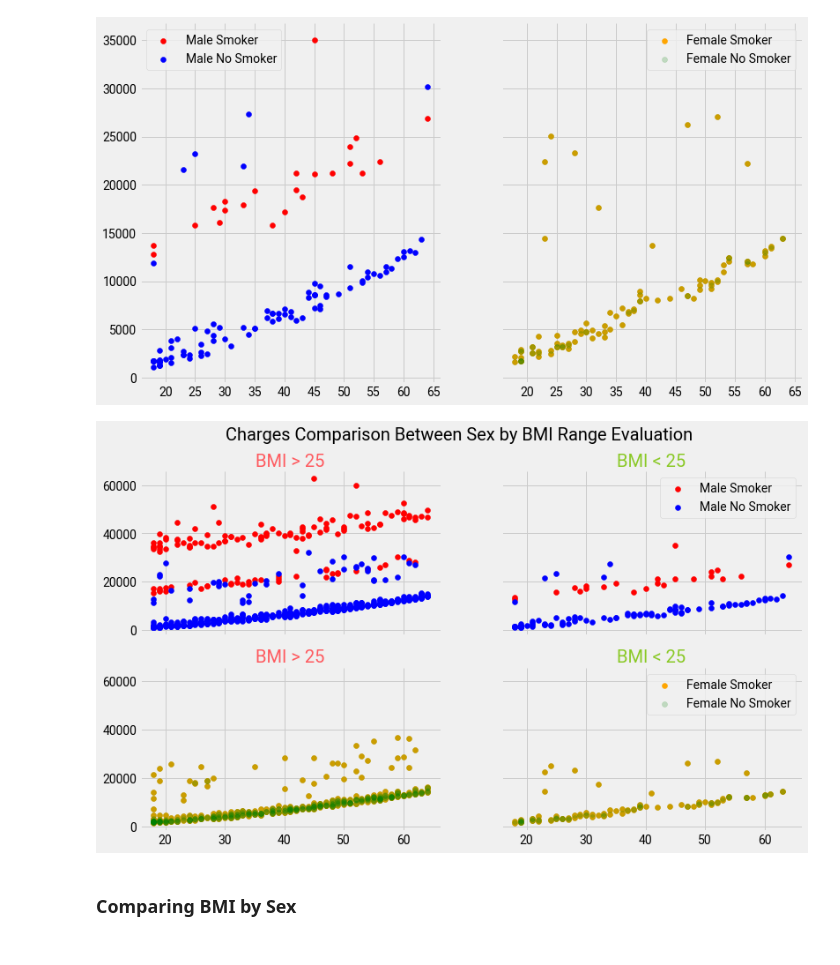
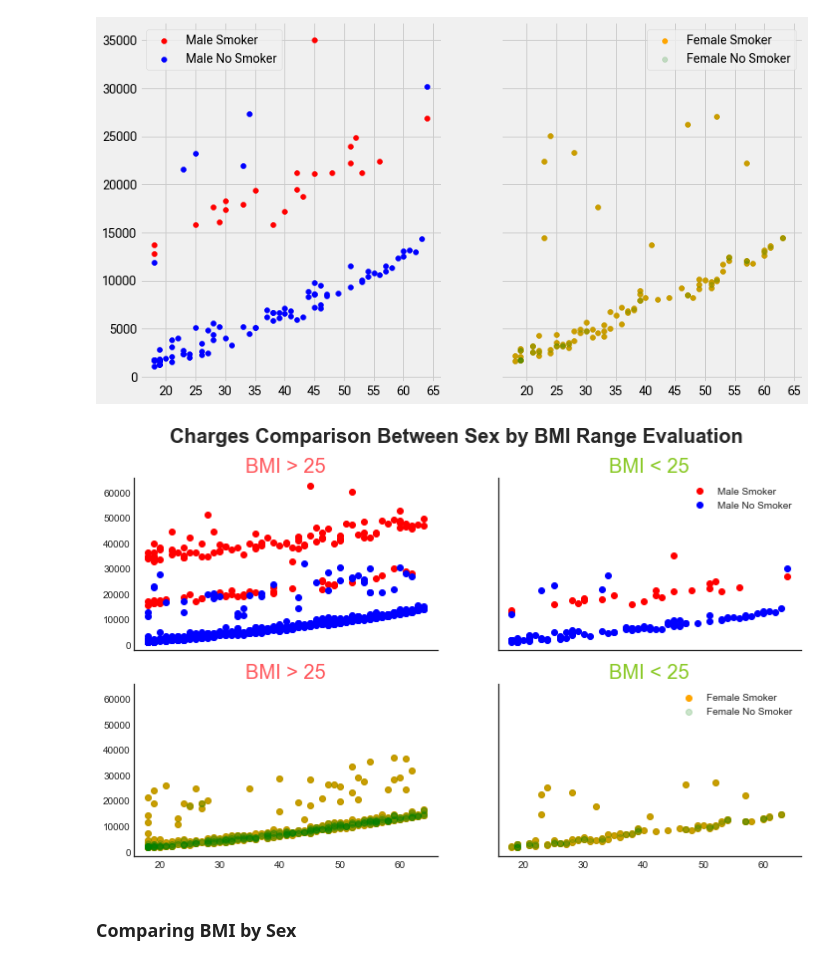
Before and after one commit to dwipaalfarisi/ads-projects, a Jupyter notebook: probability/main.ipynb, the cells around one changed output. Cells and saved outputs as stored; diff of their text form; code cells hidden in the pictures.

```diff
--- a/probability/main.ipynb
+++ b/probability/main.ipynb
@@ -132,25 +172,28 @@ with plt.style.context(seaborn):
 # %%
+male_smoker = smoker[smoker['sex'] == 'male']
+female_smoker = smoker[smoker['sex'] == 'female']
+labels = ['Male', 'Female']
+data = [male_smoker['age'], female_smoker['age']]
+
 with plt.style.context(mpl):
     fig, ax = plt.subplots(figsize=(7, 10))
-    male_smoker = smoker[smoker['sex'] == 'male']
-    female_smoker = smoker[smoker['sex'] == 'female']
-    labels = ['Male', 'Female']
-    data = [male_smoker['age'], female_smoker['age']]
+
     bp = ax.boxplot(
         data,
         vert=True,
         patch_artist=True,
-        widths = 0.3
-        )
+        widths = 0.3)
 
     ax.grid(visible=True)
     ax.set_xticklabels(['Male', 'Female'])
     ax.set_ylim(0, 70)
     ax.set_title('Distribution of Age by Sex', fontsize=20)
 
+    # set box colours
     colors = [male_cat, female_cat]
     for patch, color in zip(bp['boxes'], colors): patch.set_facecolor(color)
-    # changing color and linewidth of medians
+
+    # changing colours and linewidth of medians
     for median in bp['medians']: median.set(color ='red', linewidth = 3)
 # %% [output]
 [figure]
@@ -392,31 +497,66 @@ with plt.style.context(mpl):
 # %% [output]
 [figure]
 # %%
-with plt.style.context(mpl):
+with plt.style.context(seaborn):
+    rcParams['axes.titleweight'] = 'normal'
+
     fig, [[ax1, ax2], [ax3, ax4]] = plt.subplots(nrows=2, ncols=2,  figsize=(12, 7), sharey=True,sharex=True)
 
-    ax1.scatter(male_smoker_bmi25['age'], male_smoker_bmi25['charges'], c='red', label='Male Smoker')
-    ax1.scatter(male_no_smoker_bmi25['age'], male_no_smoker_bmi25['charges'], c='blue', label='Male No Smoker')
-    ax2.scatter(male_smoker_lbmi25['age'], male_smoker_lbmi25['charges'], c='red', label='Male Smoker')
-    ax2.scatter(male_no_smoker_lbmi25['age'], male_no_smoker_lbmi25['charges'], c='blue', label='Male No Smoker')
+    ax1.scatter(
+        male_smoker_bmi25['age'],
+        male_smoker_bmi25['charges'],
+        c='red',
+        label='Male Smoker')
+    ax1.scatter(
+        male_no_smoker_bmi25['age'],
+        male_no_smoker_bmi25['charges'],
+        c='blue',
+        label='Male No Smoker')
+    ax2.scatter(
+        male_smoker_lbmi25['age'],
+        male_smoker_lbmi25['charges'],
+        c='red',
+        label='Male Smoker')
+    ax2.scatter(
+        male_no_smoker_lbmi25['age'],
+        male_no_smoker_lbmi25['charges'],
+        c='blue',
+        label='Male No Smoker')
+    ax3.scatter(
+        female_smoker_bmi25['age'],
+        female_smoker_bmi25['charges'],
+        c='orange',
+        label='Female Smoker')
+    ax3.scatter(
+        female_no_smoker_bmi25['age'],
+        female_no_smoker_bmi25['charges'],
+        c='green',
+        label='Female No Smoker',
+        alpha=0.2)
+    ax4.scatter(
+        female_smoker_lbmi25['age'],
+        female_smoker_lbmi25['charges'],
+        c='orange',
+        label='Female Smoker')
+    ax4.scatter(
+        female_no_smoker_lbmi25['age'],
+        female_no_smoker_lbmi25['charges'],
+        c='green',
+        label='Female No Smoker',
+        alpha=0.2)
 
-    ax3.scatter(female_smoker_bmi25['age'], female_smoker_bmi25['charges'], c='orange', label='Female Smoker')
-    ax3.scatter(female_no_smoker_bmi25['age'], female_no_smoker_bmi25['charges'], c='green', label='Female No Smoker', alpha=0.2)
-    ax4.scatter(female_smoker_lbmi25['age'], female_smoker_lbmi25['charges'], c='orange', label='Female Smoker')
-    ax4.scatter(female_no_smoker_lbmi25['age'], female_no_smoker_lbmi25['charges'], c='green', label='Female No Smoker', alpha=0.2)
-
-    plt.suptitle('Charges Comparison Between Sex by BMI Range Evaluation', fontsize=20)
+    plt.suptitle('Charges Comparison Between Sex by BMI Range Evaluation')
 
     ax1.set_title('BMI > 25', color=bmiM25_cat)
     ax2.set_title('BMI < 25', color=bmiL25_cat)
     ax3.set_title('BMI > 25', color=bmiM25_cat)
     ax4.set_title('BMI < 25', color=bmiL25_cat)
 
     ax2.legend()
     ax4.legend()
     plt.show();
 # %% [output]
-[figure, old version]
+[figure, new version]
 # %% [markdown]
 ### Comparing BMI by Sex
 # %%
```
Also changed, not shown: parts of 61 cells of this notebook, 1 other file.
